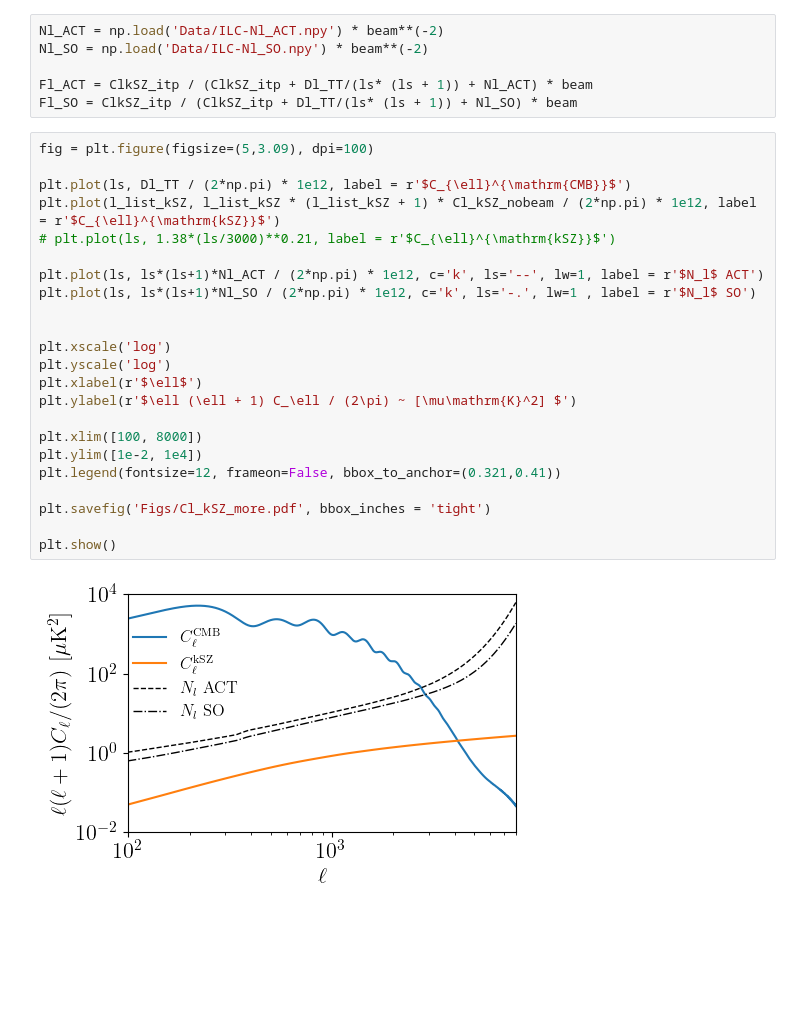
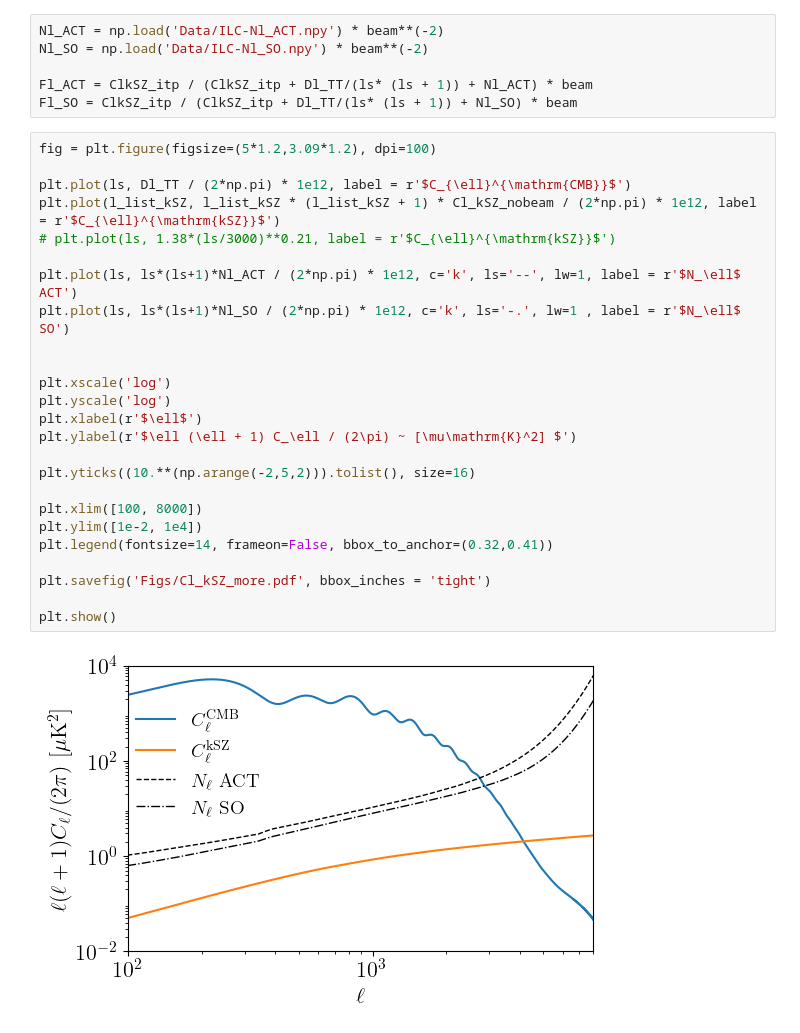
Before and after one commit to Einste11N/SquareField_CrossCorrelation, a Jupyter notebook: Evaluation.ipynb, the cells around one changed output. Saved outputs shown, nothing was run; the diff lists cells and outputs as text; blank space fills up the shorter version.

```diff
--- a/Evaluation.ipynb
+++ b/Evaluation.ipynb
@@ -1082,28 +1082,30 @@ Nl_SO = np.load('Data/ILC-Nl_SO.npy') * beam**(-2)
 Fl_ACT = ClkSZ_itp / (ClkSZ_itp + Dl_TT/(ls* (ls + 1)) + Nl_ACT) * beam
 Fl_SO = ClkSZ_itp / (ClkSZ_itp + Dl_TT/(ls* (ls + 1)) + Nl_SO) * beam
 # %%
-fig = plt.figure(figsize=(5,3.09), dpi=100)
+fig = plt.figure(figsize=(5*1.2,3.09*1.2), dpi=100)
 
 plt.plot(ls, Dl_TT / (2*np.pi) * 1e12, label = r'$C_{\ell}^{\mathrm{CMB}}$')
 plt.plot(l_list_kSZ, l_list_kSZ * (l_list_kSZ + 1) * Cl_kSZ_nobeam / (2*np.pi) * 1e12, label = r'$C_{\ell}^{\mathrm{kSZ}}$')
 # plt.plot(ls, 1.38*(ls/3000)**0.21, label = r'$C_{\ell}^{\mathrm{kSZ}}$')
 
-plt.plot(ls, ls*(ls+1)*Nl_ACT / (2*np.pi) * 1e12, c='k', ls='--', lw=1, label = r'$N_l$ ACT')
-plt.plot(ls, ls*(ls+1)*Nl_SO / (2*np.pi) * 1e12, c='k', ls='-.', lw=1 , label = r'$N_l$ SO')
+plt.plot(ls, ls*(ls+1)*Nl_ACT / (2*np.pi) * 1e12, c='k', ls='--', lw=1, label = r'$N_\ell$ ACT')
+plt.plot(ls, ls*(ls+1)*Nl_SO / (2*np.pi) * 1e12, c='k', ls='-.', lw=1 , label = r'$N_\ell$ SO')
 
 
 plt.xscale('log')
 plt.yscale('log')
 plt.xlabel(r'$\ell$')
 plt.ylabel(r'$\ell (\ell + 1) C_\ell / (2\pi) ~ [\mu\mathrm{K}^2] $')
 
+plt.yticks((10.**(np.arange(-2,5,2))).tolist(), size=16)
+
 plt.xlim([100, 8000])
 plt.ylim([1e-2, 1e4])
-plt.legend(fontsize=12, frameon=False, bbox_to_anchor=(0.321,0.41))
+plt.legend(fontsize=14, frameon=False, bbox_to_anchor=(0.32,0.41))
 
 plt.savefig('Figs/Cl_kSZ_more.pdf', bbox_inches = 'tight')
 
 plt.show()
 # %% [output]
-[figure, old version]
+[figure, new version]
 # %%
```
Also changed, not shown: parts of 1 cell of this notebook, 6 other files.
